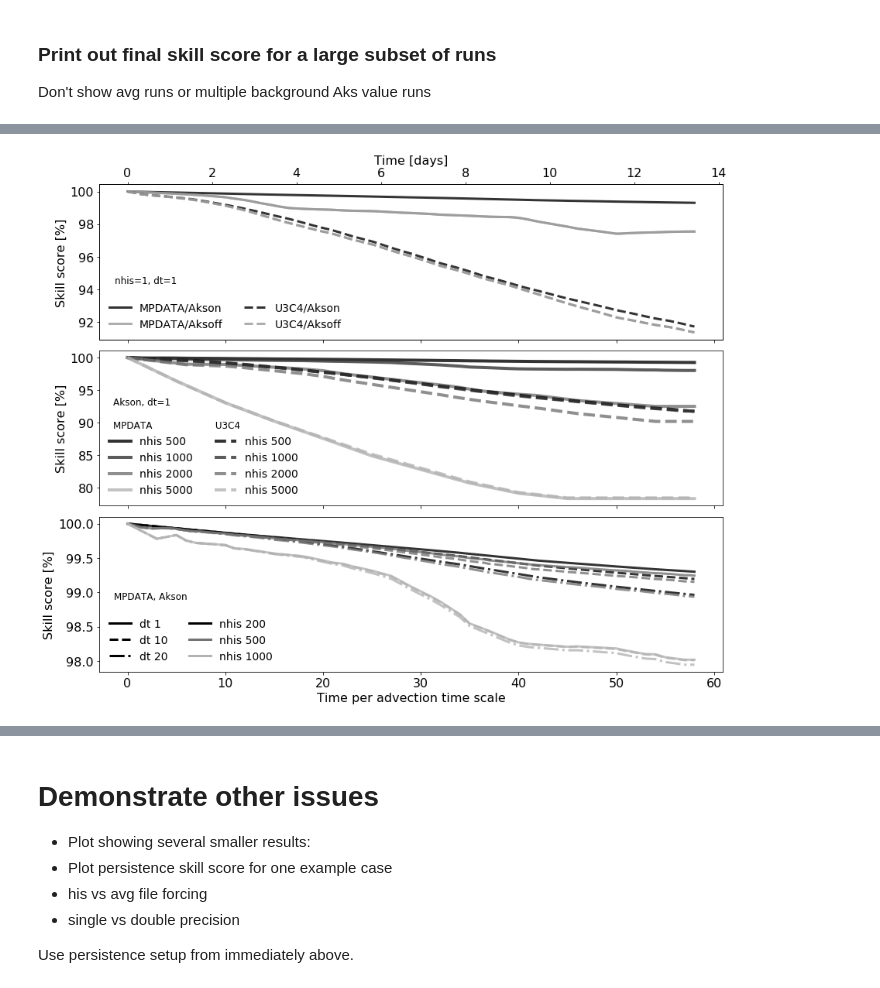
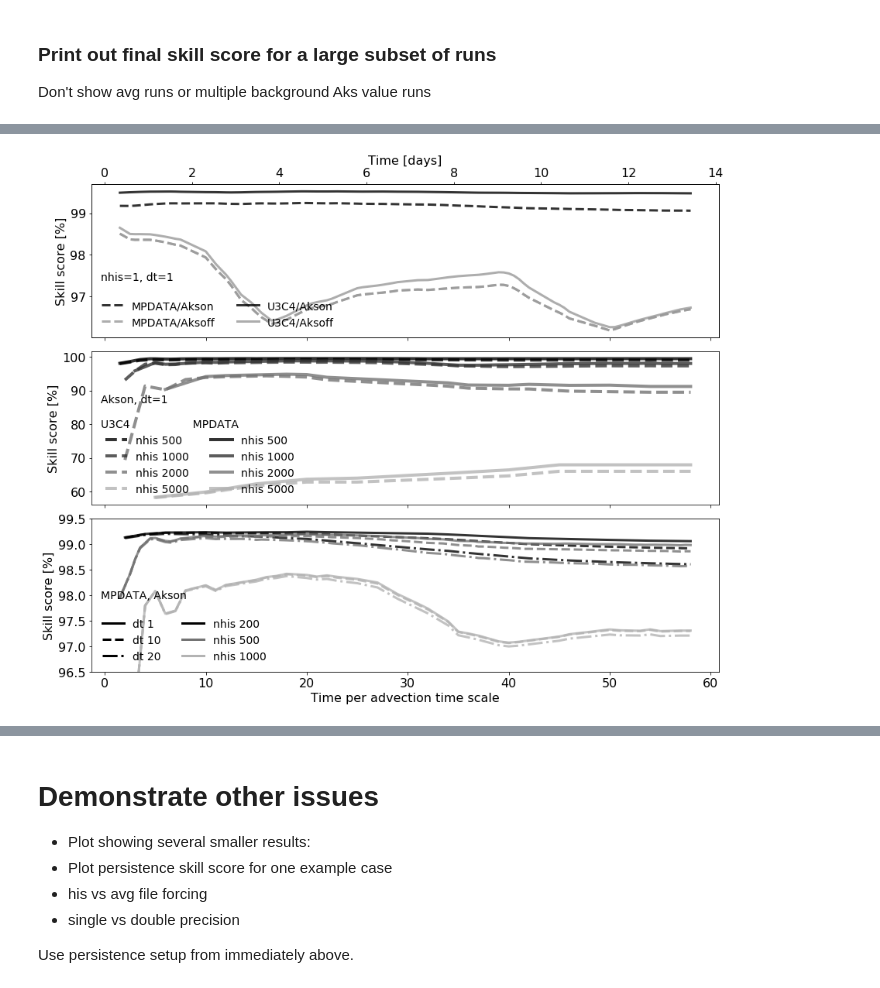
Before and after one commit to kthyng/offline_analysis, a Jupyter notebook: calc.ipynb, the cells around one changed output, grey strips where cells are left out. Cells and saved outputs as stored; diff of their text form; code cells hidden in the pictures.

```diff
--- a/calc.ipynb
+++ b/calc.ipynb
@@ -876,13 +523,15 @@ dfhis.index = dfhis.index*86400/T  # normalize time by dynamic time scale
 # %%
 alpha=0.8
-whichadvects = ['MPDATA', 'U3C4']
-cols = [col for col in dfhis.columns if 'dt50' not in col]
+# whichadvects = ['MPDATA', 'U3C4']
+cols = [col for col in df.columns if 'dt50' not in col]
 
 # Tracer advection schemes and Aks forcing or not
-iMPDATA = [col for col in cols if 'MPDATA' in col and '_nhis1_' in col and 'dt50' not in col and '_nhis5000_' not in col]
-colMPDATA = 'k'; lsMPDATA = '-'
-iU3C4 = [col for col in cols if 'U3C4' in col and '_nhis1_' in col and 'dt50' not in col and '_nhis5000_' not in col]
-colU3C4 = '0.6'; lsU3C4 = '--'
+iMPDATA = [col for col in cols if 'MPDATA' in col and '_nhis1_' in col and '_nhis5000_' not in col
+           and '_his_' in col and 'reg' in col]
+colMPDATA = '0.6'; lsMPDATA = '--'
+iU3C4 = [col for col in cols if 'U3C4' in col and '_nhis1_' in col and '_nhis5000_' not in col
+         and '_his_' in col and 'reg' in col]
+colU3C4 = 'k'; lsU3C4 = '-'
 
 iAksonMPDATA = [col for col in iMPDATA if 'Akson' in col]
 lsAkson = '-'; colAkson = 'k'
@@ -893,17 +542,18 @@ iAksoffU3C4 = [col for col in iU3C4 if 'Aksoff' in col]
 
 
 # Tracer advection and nhis variations
-colors = ['0.0', '0.2', '0.45', '0.7']
-lss = ['-', '--', '-.', ':']
+colors = ['0.0', '0.2', '0.45', '0.7','r']
+lss = ['-', '--', '-.', ':','--']
 colsnhis = []
 colorsnhis = []
 labelsnhis = []
 lsnhis = []
 nhist = [500,1000,2000,5000]  # everything lower than 200 is indistinguishable from 200
-for whichadvect,ls in zip(whichadvects,[lsMPDATA,lsU3C4]):
+for whichadvect,ls in zip(['U3C4','MPDATA'],[lsU3C4,lsMPDATA]):
     for (i, nhis), color in zip(enumerate(nhist), colors):
         colsnhis.append([col for col in cols if 'nhis%i_' % nhis in col and 'dt1' in col
-                      and not 'dt10' in col and 'Akson' in col and whichadvect in col])
+                         and not 'dt10' in col and 'Akson' in col and whichadvect in col
+                         and '_his_' in col and 'reg' in col])
         labelsnhis.append('nhis %i' % nhis)
         colorsnhis.append(color)
         lsnhis.append(ls)
@@ -926,11 +576,12 @@ for (i, nhis), color in zip(enumerate(nhist), colors):
         if nhis==50 and dt==20:
             continue
         colst.append([col for col in cols if 'nhis%i_' % nhis in col and 'dt%i' % dt in col
-                      and not 'dt%i' % (dt*10) in col and 'MPDATA' in col and 'Akson' in col])
+                      and not 'dt%i' % (dt*10) in col and 'Akson' in col and 'reg' in col
+                      and '_his_' in col and 'MPDATA' in col])
         colorst.append(color)
         lst.append(ls)
         labelst.append('nhis %i/dt %i' % (nhis,dt))
 
 legendtitles = ['nhis=1, dt=1                                                     \n',
-                'Akson, dt=1\n\nMPDATA                     U3C4                  ',
+                'Akson, dt=1\n\nU3C4                        MPDATA                 ',
                'MPDATA, Akson                           \n']
@@ -939,10 +718,10 @@ fig, axes = plt.subplots(3,1,figsize=(12,10), sharex=True)#, sharey=True)
 
 # demonstrate tracer advection schemes and Aks forcing for nhis/dt=1
 ax = axes[0]
-ax.plot(dfhis[iAksonMPDATA], colAkson, alpha=alpha, ls=lsMPDATA, lw=3)
-ax.plot(dfhis[iAksoffMPDATA], colAksoff, alpha=alpha, ls=lsMPDATA, lw=3)
-ax.plot(dfhis[iAksonU3C4], colAkson, alpha=alpha, ls=lsU3C4, lw=3)
-ax.plot(dfhis[iAksoffU3C4], colAksoff, alpha=alpha, ls=lsU3C4, lw=3)
+ax.plot(df[iAksonMPDATA], colAkson, alpha=alpha, ls=lsMPDATA, lw=3)
+ax.plot(df[iAksoffMPDATA], colAksoff, alpha=alpha, ls=lsMPDATA, lw=3)
+ax.plot(df[iAksonU3C4], colAkson, alpha=alpha, ls=lsU3C4, lw=3)
+ax.plot(df[iAksoffU3C4], colAksoff, alpha=alpha, ls=lsU3C4, lw=3)
 
 ax.plot([], label="MPDATA/Akson", color=colAkson, alpha=alpha, ls=lsMPDATA, lw=3)
 ax.plot([], label="MPDATA/Aksoff", color=colAksoff, alpha=alpha, ls=lsMPDATA, lw=3)
@@ -962,36 +741,35 @@ ax2.set_xticks(Tticks)
 ax2.set_xticklabels(dayticks)
 ax2.set_xlabel('Time [days]', fontsize=fsb)
 
 
 
 # demonstrate overall spread of nhis for dt=1
 ax = axes[1]
 for col, label, color, ls in zip(colsnhis, labelsnhis, colorsnhis, lsnhis):#, colstc, colstls):
-    ax.plot(dfhis[col], label=label, color=color, alpha=alpha, lw=4, ls=ls)
+    ax.plot(df[col], label=label, color=color, alpha=alpha, lw=4, ls=ls)
 # ax.legend(title=, ncol=2, fontsize=fsm, framealpha=0, title_fontsize=fsm)
 
 
 # demonstrate spread of dt for a few important nhis
 ax = axes[2]
 
 for col, c, ls, label in zip(colst, colorst, lst, labelst):
-    ax.plot(dfhis[col], color=c, alpha=alpha, ls=ls, lw=3)
+    ax.plot(df[col], color=c, alpha=alpha, ls=ls, lw=3)
 for ls, dt in zip(lss, dts):
     ax.plot([], label="dt %i" % dt, color='k', lw=3, ls=ls)
 for c, nhis in zip(colors, nhist):
     ax.plot([], label="nhis %i" % nhis, color=c, lw=3)
+ax.set_ylim(96.5,99.5)
 
 
 ax.set_xlabel('Time per advection time scale', fontsize=16)
 
 fig.tight_layout()
 
 for ax,legendtitle in zip(axes.flat,legendtitles):
     ax.tick_params(labelsize=16)
-    ax.legend(title=legendtitle, title_fontsize=fss, fontsize=fsm, ncol=2, framealpha=0)
+    ax.legend(title=legendtitle, title_fontsize=fsm, fontsize=fsm, ncol=2, framealpha=0, loc='lower left')
     ax.set_ylabel('Skill score [%]', fontsize=16)
 ax2.tick_params(labelsize=16)
-
-fig.savefig('figures/ss.pdf', bbox_inches='tight')
 # %% [output]
-[figure, old version]
+[figure, new version]
```
Also changed, not shown: parts of 75 cells of this notebook.
